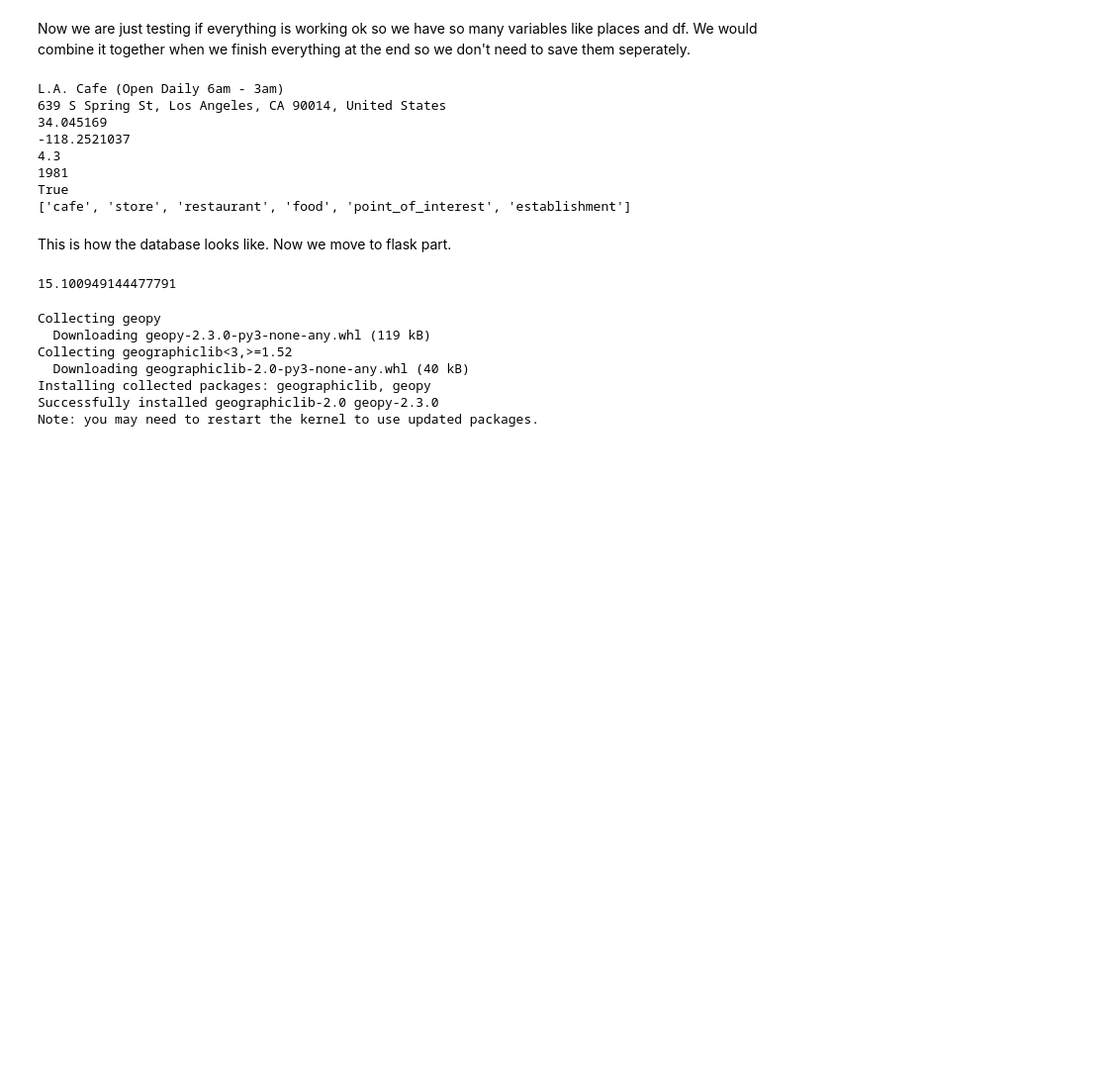
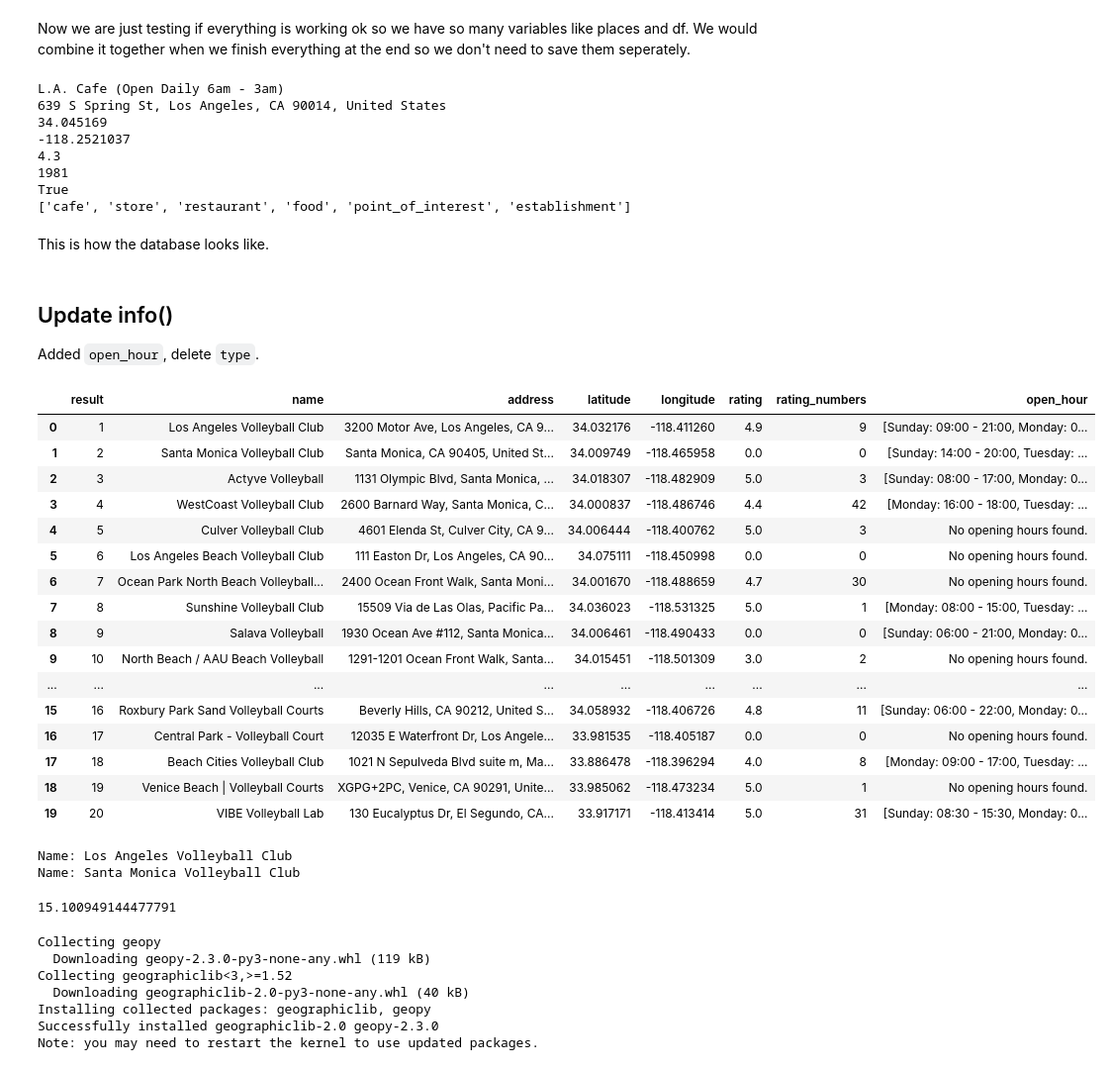
Before and after one commit to haominmai/Travel_Recommendation_System, a Jupyter notebook: Project_notebook.ipynb, the cells around one changed output. Shown at 99% size. Cells and saved outputs as stored; diff of their text form; code cells hidden in the pictures; blank space fills up the shorter version.

```diff
--- a/Project_notebook.ipynb
+++ b/Project_notebook.ipynb
@@ -516,7 +775,78 @@ L.A. Cafe (Open Daily 6am - 3am)
 True
 ['cafe', 'store', 'restaurant', 'food', 'point_of_interest', 'establishment']
 # %% [markdown]
-This is how the database looks like. Now we move to flask part.
+This is how the database looks like.
+# %% [markdown]
+## Update info()
+
+Added `open_hour`, delete `type`.
+# %%
+def info(places):
+    """
+    Extract useful information from the
+    list of places and return a dataframe
+
+    city: the name of the city
+    interest: the type of interests like restaurant, museums
+
+    """
+    columns = ['result','name', 'address', 'latitude', 'longitude', 'rating', 'rating_numbers', 'open_hour']
+    df = pd.DataFrame(columns = columns)
+
+    for place in places:
+        name = place['name']
+        address = place['formatted_address']
+        latitude = place['geometry']['location']['lat']
+        longitude = place['geometry']['location']['lng']
+        rating = place.get('rating', 0) # Use 0 as default rating if not found
+        rating_numbers = place.get('user_ratings_total', 0) # Use 0 as default rating count if not found
+        open_hour = reorganize_opening_hours(place['place_id'])
+
+
+        df = pd.concat([df, pd.DataFrame({
+            'result': len(df) + 1,
+            'name': [name],
+            'address': [address],
+            'latitude': [latitude],
+            'longitude': [longitude],
+            'rating': [rating],
+            'rating_numbers': [rating_numbers],
+            'open_hour': [open_hour]
+        })])
+
+
+    df.reset_index(drop = True, inplace = True)
+
+
+    return df
+# %%
+df = info(search("Rosemead","Volleyball"))
+
+df
+# %% [output]
+|  | result | name | address | latitude | longitude | rating | rating_numbers | open_hour |
+| 0 | 1 | Los Angeles Volleyball Club | 3200 Motor Ave, Los Angeles, CA 9... | 34.032176 | -118.411260 | 4.9 | 9 | [Sunday: 09:00 - 21:00, Monday: 0... |
+| 1 | 2 | Santa Monica Volleyball Club | Santa Monica, CA 90405, United St... | 34.009749 | -118.465958 | 0.0 | 0 | [Sunday: 14:00 - 20:00, Tuesday: ... |
+| 2 | 3 | Actyve Volleyball | 1131 Olympic Blvd, Santa Monica, ... | 34.018307 | -118.482909 | 5.0 | 3 | [Sunday: 08:00 - 17:00, Monday: 0... |
+| 3 | 4 | WestCoast Volleyball Club | 2600 Barnard Way, Santa Monica, C... | 34.000837 | -118.486746 | 4.4 | 42 | [Monday: 16:00 - 18:00, Tuesday: ... |
+| 4 | 5 | Culver Volleyball Club | 4601 Elenda St, Culver City, CA 9... | 34.006444 | -118.400762 | 5.0 | 3 | No opening hours found. |
+| 5 | 6 | Los Angeles Beach Volleyball Club | 111 Easton Dr, Los Angeles, CA 90... | 34.075111 | -118.450998 | 0.0 | 0 | No opening hours found. |
+| 6 | 7 | Ocean Park North Beach Volleyball... | 2400 Ocean Front Walk, Santa Moni... | 34.001670 | -118.488659 | 4.7 | 30 | No opening hours found. |
+| 7 | 8 | Sunshine Volleyball Club | 15509 Via de Las Olas, Pacific Pa... | 34.036023 | -118.531325 | 5.0 | 1 | [Monday: 08:00 - 15:00, Tuesday: ... |
+| 8 | 9 | Salava Volleyball | 1930 Ocean Ave #112, Santa Monica... | 34.006461 | -118.490433 | 0.0 | 0 | [Sunday: 06:00 - 21:00, Monday: 0... |
+| 9 | 10 | North Beach / AAU Beach Volleyball | 1291-1201 Ocean Front Walk, Santa... | 34.015451 | -118.501309 | 3.0 | 2 | No opening hours found. |
+| ... | ... | ... | ... | ... | ... | ... | ... | ... |
+| 15 | 16 | Roxbury Park Sand Volleyball Courts | Beverly Hills, CA 90212, United S... | 34.058932 | -118.406726 | 4.8 | 11 | [Sunday: 06:00 - 22:00, Monday: 0... |
+| 16 | 17 | Central Park - Volleyball Court | 12035 E Waterfront Dr, Los Angele... | 33.981535 | -118.405187 | 0.0 | 0 | No opening hours found. |
+| 17 | 18 | Beach Cities Volleyball Club | 1021 N Sepulveda Blvd suite m, Ma... | 33.886478 | -118.396294 | 4.0 | 8 | [Monday: 09:00 - 17:00, Tuesday: ... |
+| 18 | 19 | Venice Beach | Volleyball Courts | XGPG+2PC, Venice, CA 90291, Unite... | 33.985062 | -118.473234 | 5.0 | 1 | No opening hours found. |
+| 19 | 20 | VIBE Volleyball Lab | 130 Eucalyptus Dr, El Segundo, CA... | 33.917171 | -118.413414 | 5.0 | 31 | [Sunday: 08:30 - 15:30, Monday: 0... |
+# %%
+for i in range(2):
+    print("Name:", df['name'][i])
+# %% [output]
+Name: Los Angeles Volleyball Club
+Name: Santa Monica Volleyball Club
 # %%
 # Save for later (calculate distance)
 
```
Also changed, not shown: parts of 26 cells of this notebook, 6 other files.
